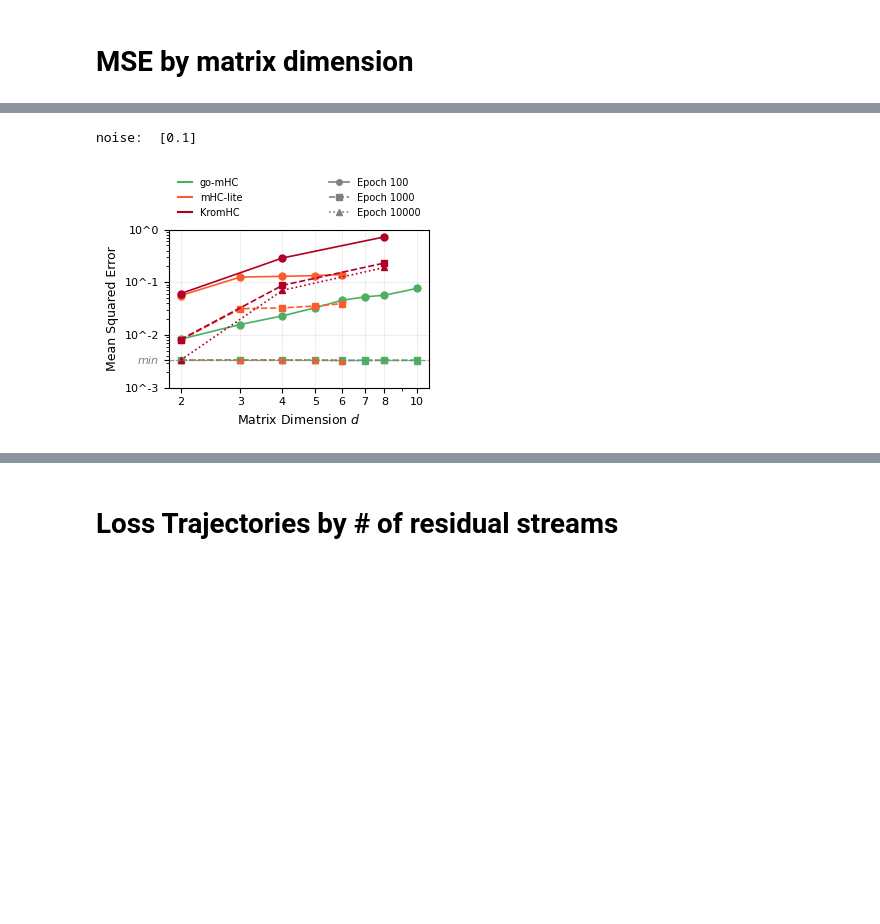
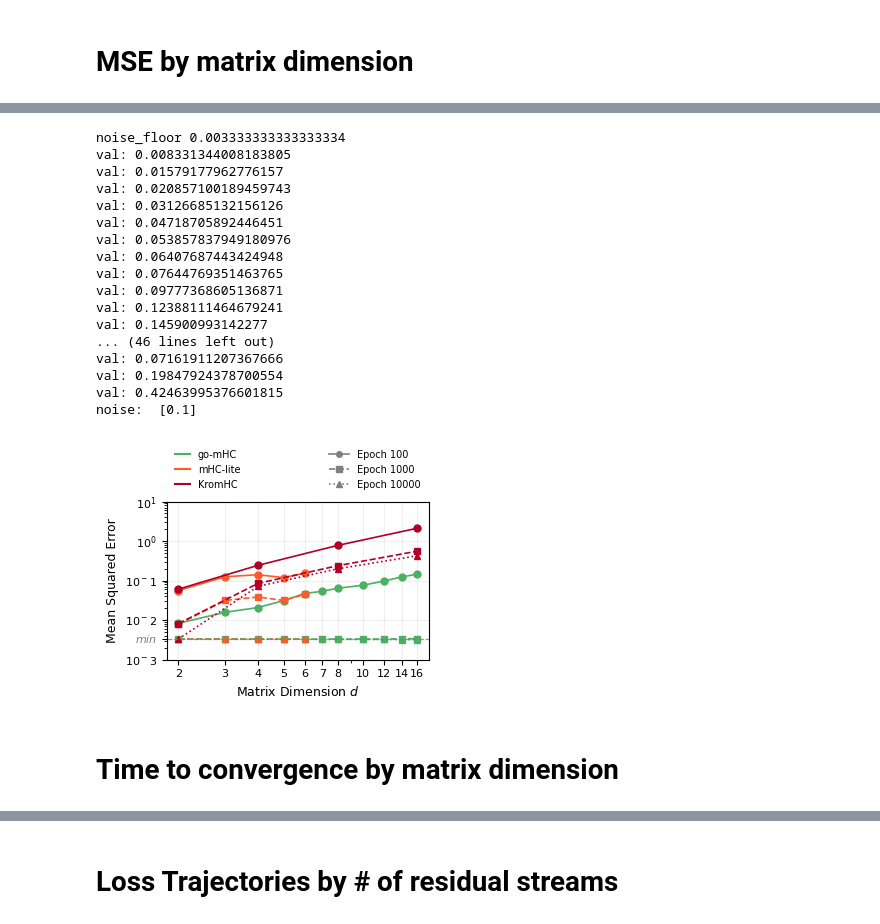
Before and after one commit to itstorque/go-mHC, a Jupyter notebook: omHC_toy_model_routing.ipynb, the cells around one changed output, grey strips where cells are left out. Cells and saved outputs as stored; diff of their text form; code cells hidden in the pictures; blank space fills up the shorter version.

```diff
--- a/omHC_toy_model_routing.ipynb
+++ b/omHC_toy_model_routing.ipynb
@@ -349,7 +248,9 @@ def run_single_experiment(config):
 
     # 2. Data Generation (Target T and Inputs X)
     # Assuming get_permutation_matrices and sinkhorn are defined in your scope
-    P = get_permutation_matrices(n)
+    #P = get_permutation_matrices(n)
+    #T = 0.7*P[0] + 0.3*torch.roll(P[0], shifts=1, dims=1)  # A simple bistochastic matrix (average of two permutations)
+    #T = T.unsqueeze(0).expand(B, -1, -1)  # Expand to batch size
     T = sinkhorn(torch.rand(B, n, n))
     # Y = T
     # T += (noise_mag * torch.rand_like(T))
@@ -374,7 +275,6 @@ def run_single_experiment(config):
         "gu_1": GeneralizedUnistochastic(n, 1, B),
         "gu_2": GeneralizedUnistochastic(n, 2, B),
         "gu_3": GeneralizedUnistochastic(n, 3, B),
-
     }
 
     if n < 7:
@@ -389,7 +289,7 @@ def run_single_experiment(config):
         pre_layer = {i: nn.Parameter(pre_layer_init.clone(), requires_grad=True) for i in exp_models.keys()}
 
     # 4. Optimization Setup
-    criterion = nn.MSELoss()
+    criterion = nn.MSELoss(reduction='none')
     adam_params = dict(lr=lr)
     if include_H_pre:
         optimizers = {
@@ -401,10 +301,11 @@ def run_single_experiment(config):
         }
 
     # 5. Training Loop
-    local_history = {name: np.zeros(num_epochs) for name in exp_models.keys()}
+    local_history = {name: np.zeros((B, num_epochs)) for name in exp_models.keys()}
 
     for epoch in range(num_epochs):
         for name, model in exp_models.items():
+
             opt = optimizers[name]
             opt.zero_grad()
 
@@ -415,12 +316,16 @@ def run_single_experiment(config):
             if include_H_pre:
                 tildeY = torch.einsum('ij,bkj->bki', pre_layer[name], tildeY)
 
-            loss = criterion(tildeY, Y)
+            individual_losses = criterion(tildeY, Y)
+
+            loss=torch.mean(individual_losses)
+
             # loss = criterion(Y, model())
             loss.backward()
             opt.step()
 
-            local_history[name][epoch] = loss.item()
+            with torch.no_grad():
+                local_history[name][:,epoch] = individual_losses.mean(axis=[1,2]).detach().cpu().numpy()
 
     # Return final loss for each model as a summary
     summary = {f"final_loss_{k}": v[-1] for k, v in local_history.items()}
@@ -456,7 +415,7 @@ def run_sweep(sweep_config):
 # Loss Trajectories by # of residual streams and sparsity
 # %%
 sweep_config = {
-    'n': [2, 3, 4, 5, 6, 7, 8, 10],
+    'n': [2, 3, 4, 5, 6, 7, 8, 10, 12],
     #fig 8: 'n': [2, 3, 4, 5, 6, 7, 8, 10],
 
     'lr': [0.001],#, 0.005],
@@ -519,6 +478,9 @@ fig, axes = plt.subplots(n_rows, n_cols, figsize=FIG_SIZE, sharex=True, sharey=T
 fig.suptitle("Loss Trajectories by # of Residual Streams and Sparsity",
              fontsize=11, fontweight='bold')
 
+if n_rows == 1 and n_cols == 1:
+    axes = np.array([[axes]])
+
 for col, s in enumerate(sparsity_values):
     axes[0, col].set_title(f"Sparsity = {s}", fontsize=8, fontweight='bold')
 
@@ -543,8 +505,10 @@ for row, (n_idx, d) in enumerate(enumerate(n_values)):
         i = 0
         for label in histories:
             data = histories[label]
+
             if data is not None and (hasattr(data, '__len__') and len(data) > 0):
-                ax.plot(data, color=colors[i],
+                avg_data = np.mean(data, axis=0)
+                ax.plot(avg_data, color=colors[i],
                         alpha=0 if label == " " else 1,
                         marker='.', markersize=1.5, rasterized=True)
             i += 1
@@ -591,7 +555,7 @@ plt.show()
 # MSE by matrix dimension
 # %%
 sweep_config = {
-    'n': [2, 3, 4, 5, 6, 7, 8, 10],
+    'n': [2, 3, 4, 5, 6, 7, 8, 10, 12, 14, 16],
     'lr': [0.001],#, 0.005],
     'sparsity': [0], #sweep sparsity at d=4, plot loss relative to sparsity to show if method might be applicable beyond residual stream in sparse networks, or regenerate sparsity
     'B': [64],
@@ -642,6 +625,7 @@ plt.rcParams.update({
 })
 
 noise_floor = (sweep_config['noise_mag'][0] ** 2) / 3
+print("noise_floor", noise_floor)
 
 colors_methods = {
     'go-mHC': plt.cm.YlGn(0.6),
@@ -670,15 +654,20 @@ for method_name, method_key_fn in [
 ]:
     color = colors_methods[method_name]
     for epoch in epoch_indices:
+
         xs = []
         ys = []
         for dim_idx, d in enumerate(dims):
             hist = method_key_fn(dim_idx)
+            avg_hist = np.mean(hist, axis=0) if hist is not None and len(hist) > 0 else None
+
             if method_name == 'KromHC' and d.bit_count() != 1:
                 continue
             if method_name == 'mHC-lite' and d >= 7:
                 continue
-            val = get_loss_at_epoch(hist, epoch)
+            val = get_loss_at_epoch(avg_hist, epoch)
+            print('val:', val)
+
             if val is not None:
                 xs.append(d)
                 ys.append(val)
@@ -699,15 +688,15 @@ ax.set_xticklabels([str(d) for d in dims])
 ax.get_xaxis().set_major_formatter(plt.ScalarFormatter())
 
 # --- Inject noise_floor into y-ticks ---
-ax.set_ylim(1e-3, 1e0)
+#ax.set_ylim(1e-3, 1e0)
 
 existing_ticks = ax.get_yticks()
 new_ticks = np.append(existing_ticks, noise_floor)
-new_labels = [ax.yaxis.get_major_formatter().format_data(t) for t in existing_ticks] + ['min']
+new_labels = ['$' + ax.yaxis.get_major_formatter().format_data(t)+ '$' for t in existing_ticks] + ['min']
 ax.set_yticks(new_ticks)
 ax.set_yticklabels(new_labels)
 
-ax.set_ylim(1e-3, 1e0)
+ax.set_ylim(1e-3, 1e1)
 
 # Style the "min" tick label distinctively
 for tick, label in zip(ax.yaxis.get_major_ticks(), ax.get_yticklabels()):
@@ -721,31 +710,49 @@ ax.grid(True, which="major", ls="-", alpha=0.2)
 
 # --- Two-column legend above the plot ---
 method_handles = [
     Line2D([0], [0], color=colors_methods[m], lw=1.5, label=m)
     for m in ['go-mHC', 'mHC-lite', 'KromHC']
 ]
 epoch_handles = [
     Line2D([0], [0], color='gray', marker=epoch_markers[e],
            linestyle=epoch_linestyles[e], lw=1.2, markersize=4, label=f'Epoch {e+1}')
     for e in epoch_indices
 ]
 
 legend1 = ax.legend(handles=method_handles,
                     loc='lower left',
                     bbox_to_anchor=(0.0, 1.02),
                     ncol=1, frameon=False, fontsize=7,
                     handlelength=1.5)
 legend2 = ax.legend(handles=epoch_handles,
                     loc='lower right',
                     bbox_to_anchor=(1.0, 1.02),
                     ncol=1, frameon=False, fontsize=7,
                     handlelength=2.0)
 ax.add_artist(legend1)
 
 print("noise: ", sweep_config['noise_mag'])
 
 plt.savefig('mse_vs_dim_high_noise.pdf', bbox_inches='tight', dpi=300)
 plt.show()
 # %% [output]
+noise_floor 0.003333333333333334
+val: 0.008331344008183805
+val: 0.01579177962776157
+val: 0.020857100189459743
+val: 0.03126685132156126
+val: 0.04718705892446451
+val: 0.053857837949180976
+val: 0.06407687443424948
+val: 0.07644769351463765
+val: 0.09777368605136871
+val: 0.12388111464679241
+val: 0.145900993142277
+... (46 lines left out)
+val: 0.07161911207367666
+val: 0.19847924378700554
+val: 0.42463995376601815
 noise:  [0.1]
-[figure, old version]
+[figure, new version]
+# %% [markdown]
+# Time to convergence by matrix dimension
```
Also changed, not shown: parts of 21 cells of this notebook.
